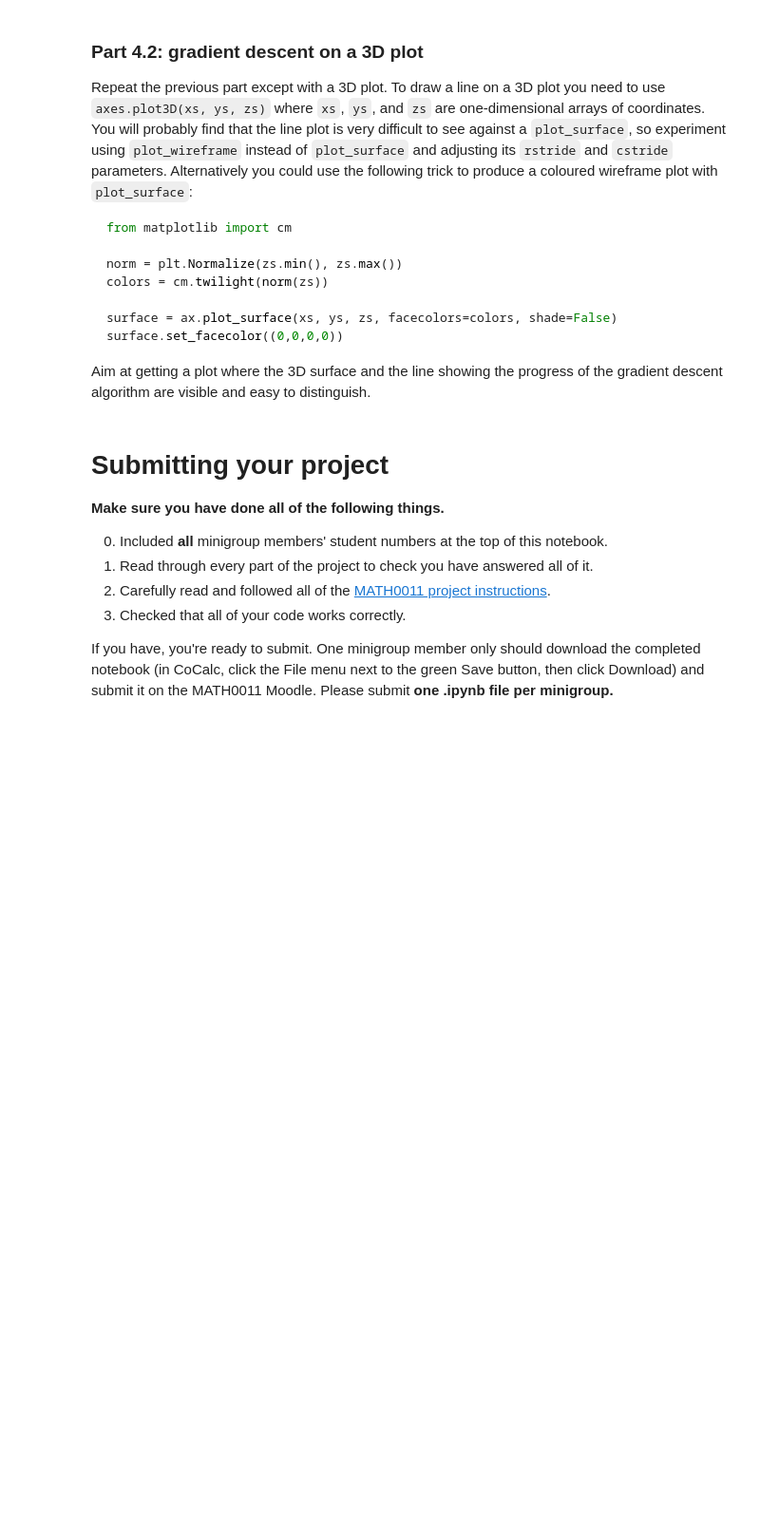
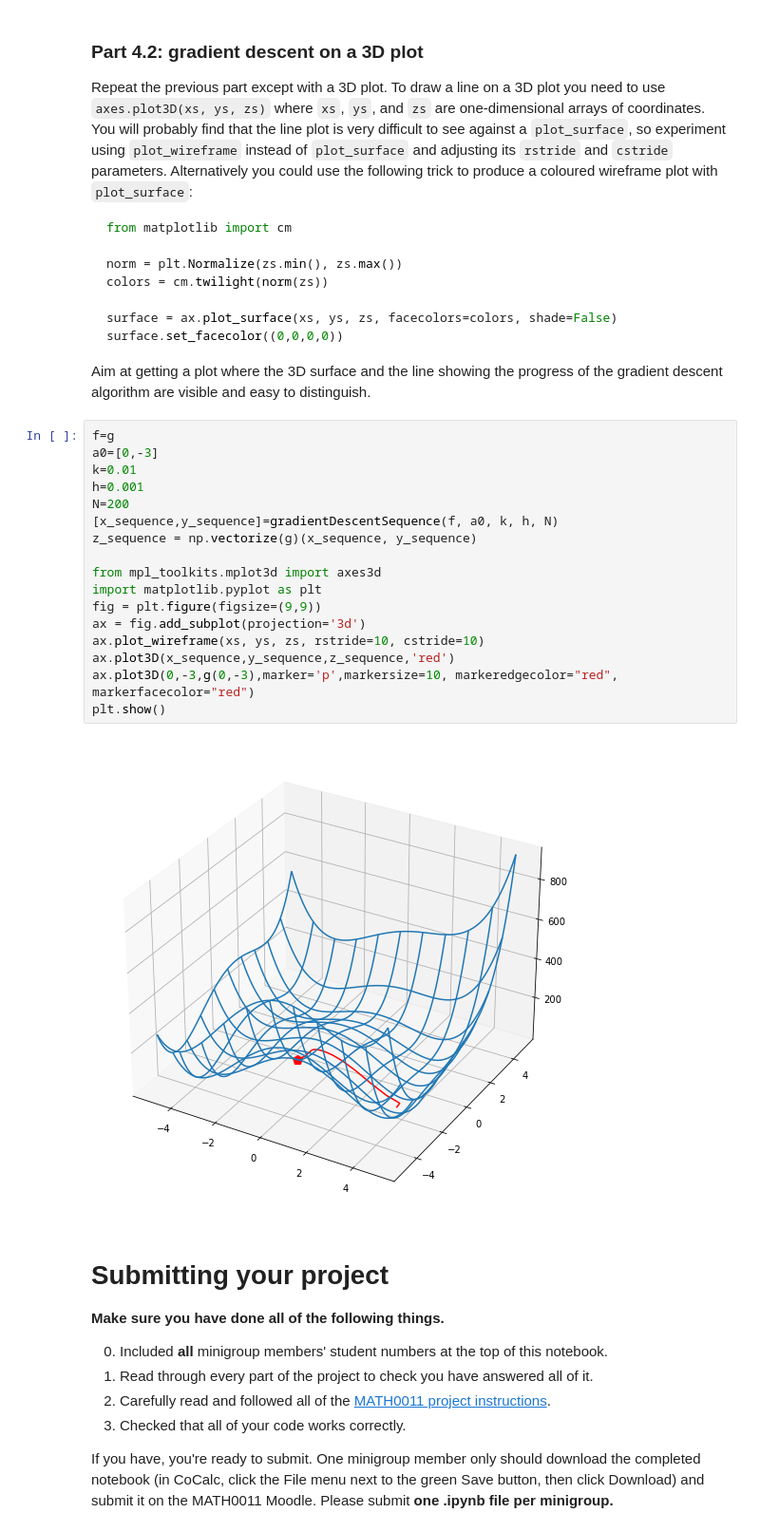
Before and after one commit to yuuee-www/Project---Gradient-Descent, a Jupyter notebook: Project 4 - Gradient Descent .ipynb, the cells around one changed output. Shown at 95% size. Cells and saved outputs as stored; diff of their text form; blank space fills up the shorter version.

````diff
--- a/Project 4 - Gradient Descent .ipynb
+++ b/Project 4 - Gradient Descent .ipynb
@@ -251,6 +268,25 @@ surface.set_facecolor((0,0,0,0))
 ```
 
 Aim at getting a plot where the 3D surface and the line showing the progress of the gradient descent algorithm are visible and easy to distinguish.
+# %%
+f=g
+a0=[0,-3]
+k=0.01
+h=0.001
+N=200
+[x_sequence,y_sequence]=gradientDescentSequence(f, a0, k, h, N)
+z_sequence = np.vectorize(g)(x_sequence, y_sequence)
+
+from mpl_toolkits.mplot3d import axes3d
+import matplotlib.pyplot as plt
+fig = plt.figure(figsize=(9,9))
+ax = fig.add_subplot(projection='3d')
+ax.plot_wireframe(xs, ys, zs, rstride=10, cstride=10)
+ax.plot3D(x_sequence,y_sequence,z_sequence,'red')
+ax.plot3D(0,-3,g(0,-3),marker='p',markersize=10, markeredgecolor="red", markerfacecolor="red")
+plt.show()
+# %% [output]
+[figure, added]
 # %% [markdown]
 # Submitting your project
 
````
Also changed, not shown: parts of 2 cells of this notebook.
